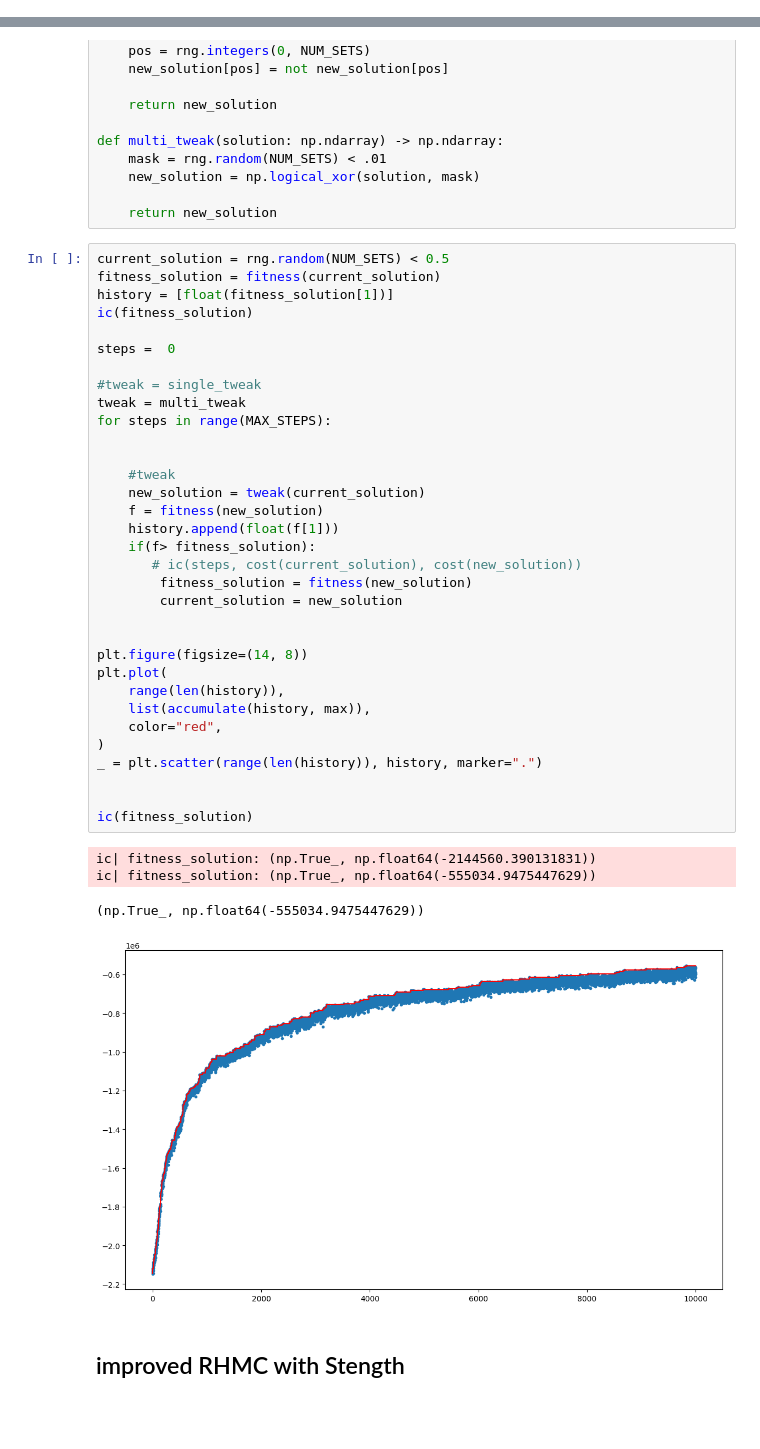
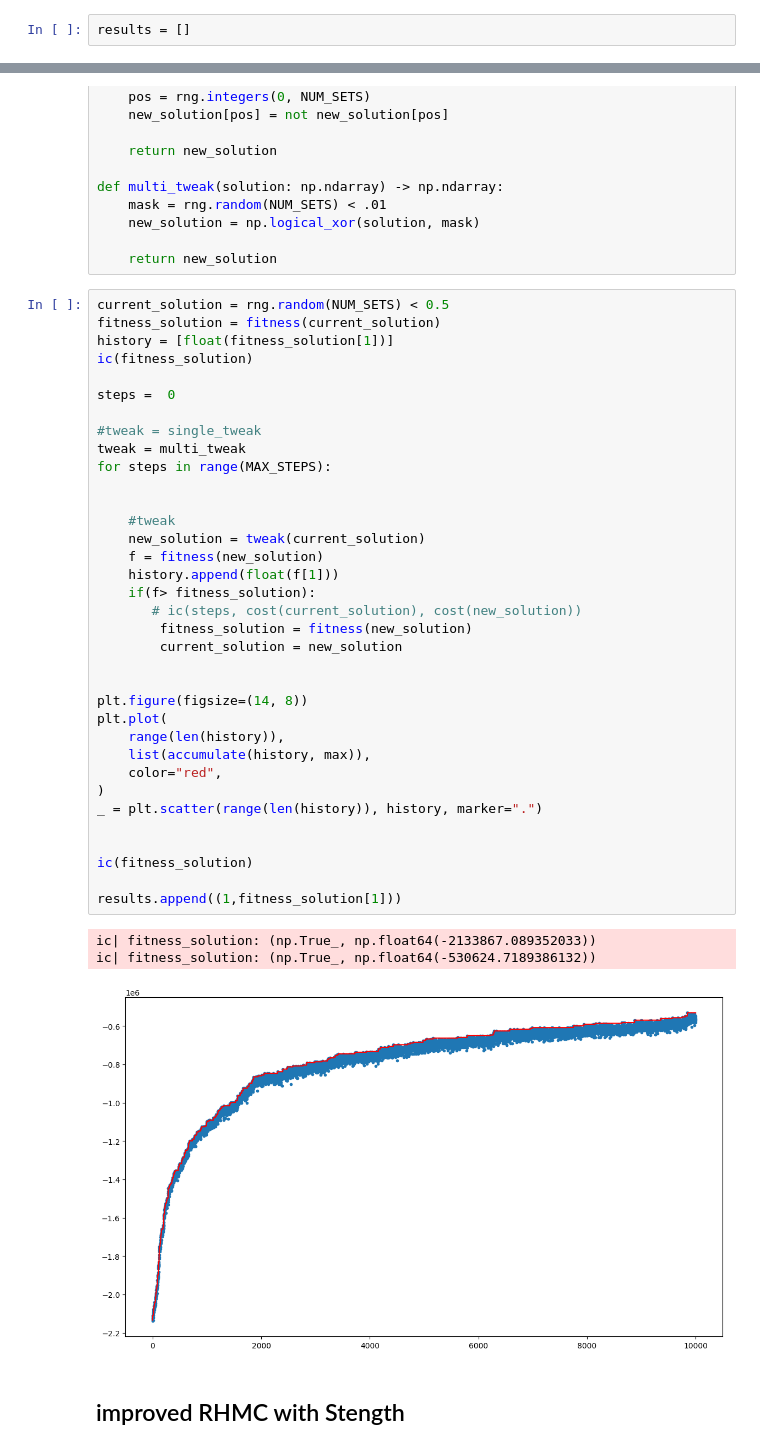
Before and after one commit to mickp18/CI2024_lab1, a Jupyter notebook: set-cover.ipynb, the cells around one changed output, grey strips where cells are left out. Drawn from its saved outputs; the diff is of its cells as text; blank space fills up the shorter version.

```diff
--- a/set-cover.ipynb
+++ b/set-cover.ipynb
@@ -14,6 +14,8 @@ import numpy as np
 from matplotlib import pyplot as plt
 
 from icecream import ic
+# %%
+results = []
 # %% [markdown]
 ## Reproducible Initialization
 
@@ -85,37 +87,38 @@ history = [float(fitness_solution[1])]
 ic(fitness_solution)
 
 steps =  0
 
 #tweak = single_tweak
 tweak = multi_tweak
 for steps in range(MAX_STEPS):
 
 
     #tweak
     new_solution = tweak(current_solution)
     f = fitness(new_solution)
     history.append(float(f[1]))
     if(f> fitness_solution):
        # ic(steps, cost(current_solution), cost(new_solution))
         fitness_solution = fitness(new_solution)
         current_solution = new_solution
 
 
 plt.figure(figsize=(14, 8))
 plt.plot(
     range(len(history)),
     list(accumulate(history, max)),
     color="red",
 )
 _ = plt.scatter(range(len(history)), history, marker=".")
 
 
 ic(fitness_solution)
+
+results.append((1,fitness_solution[1]))
 # %% [output]
-ic| fitness_solution: (np.True_, np.float64(-2144560.390131831))
-ic| fitness_solution: (np.True_, np.float64(-555034.9475447629))
+ic| fitness_solution: (np.True_, np.float64(-2133867.089352033))
+ic| fitness_solution: (np.True_, np.float64(-530624.7189386132))
-(np.True_, np.float64(-555034.9475447629))
-[figure, old version]
+[figure, new version]
 # %% [markdown]
 ## improved RHMC with Stength
 # %%
```
Also changed, not shown: parts of 5 cells of this notebook.
